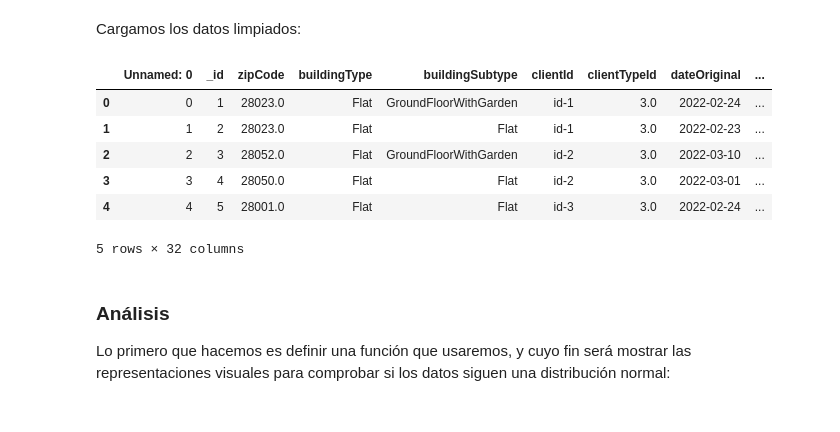
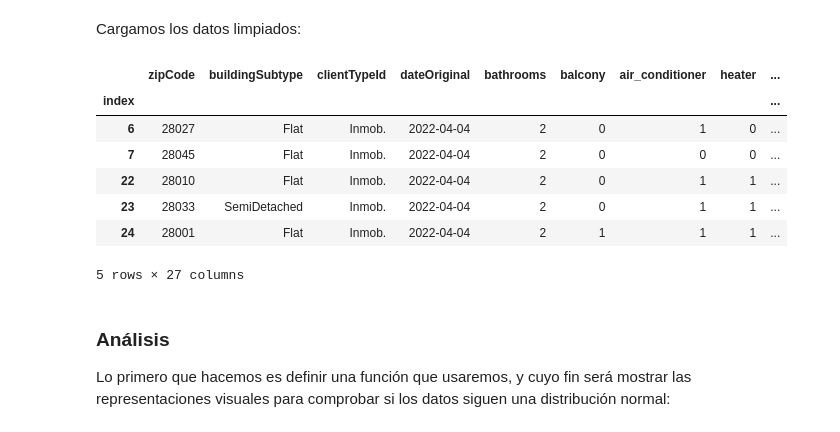
Before and after one commit to KevMCh/PRAC2, a Jupyter notebook: src/analysis.ipynb, the cells around one changed output. Drawn from its saved outputs; the diff is of its cells as text; code cells hidden in the pictures.

```diff
--- a/src/analysis.ipynb
+++ b/src/analysis.ipynb
@@ -16,16 +17,17 @@ from statsmodels.graphics.gofplots import qqplot
 # %% [markdown]
 Cargamos los datos limpiados:
 # %%
-dataset = pd.read_csv("../data/madrid-rent-prices_cleaned.csv")
+dataset = pd.read_parquet("../data/madrid-rent-prices_4-8_cleaned.parquet")
 dataset.head()
 # %% [output]
-|  | Unnamed: 0 | _id | zipCode | buildingType | buildingSubtype | clientId | clientTypeId | dateOriginal | ... |
-| 0 | 0 | 1 | 28023.0 | Flat | GroundFloorWithGarden | id-1 | 3.0 | 2022-02-24 | ... |
-| 1 | 1 | 2 | 28023.0 | Flat | Flat | id-1 | 3.0 | 2022-02-23 | ... |
-| 2 | 2 | 3 | 28052.0 | Flat | GroundFloorWithGarden | id-2 | 3.0 | 2022-03-10 | ... |
-| 3 | 3 | 4 | 28050.0 | Flat | Flat | id-2 | 3.0 | 2022-03-01 | ... |
-| 4 | 4 | 5 | 28001.0 | Flat | Flat | id-3 | 3.0 | 2022-02-24 | ... |
+|  | zipCode | buildingSubtype | clientTypeId | dateOriginal | bathrooms | balcony | air_conditioner | heater | ... |
+| index |  |  |  |  |  |  |  |  | ... |
+| 6 | 28027 | Flat | Inmob. | 2022-04-04 | 2 | 0 | 1 | 0 | ... |
+| 7 | 28045 | Flat | Inmob. | 2022-04-04 | 2 | 0 | 0 | 0 | ... |
+| 22 | 28010 | Flat | Inmob. | 2022-04-04 | 2 | 0 | 1 | 1 | ... |
+| 23 | 28033 | SemiDetached | Inmob. | 2022-04-04 | 2 | 0 | 1 | 1 | ... |
+| 24 | 28001 | Flat | Inmob. | 2022-04-04 | 2 | 1 | 1 | 1 | ... |
-5 rows × 32 columns
+5 rows × 27 columns
 # %% [markdown]
 ### Análisis
 
```
Also changed, not shown: parts of 40 cells of this notebook, 3 other files.
